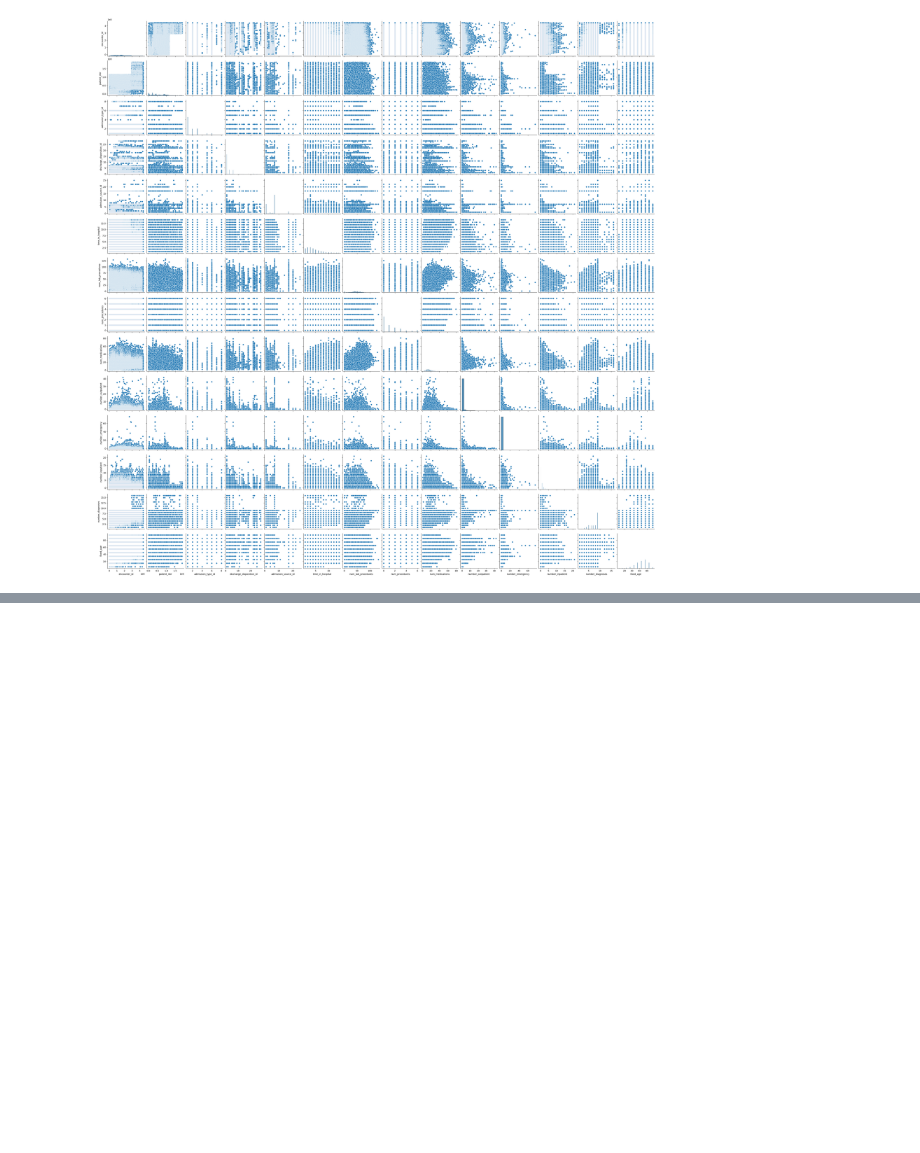
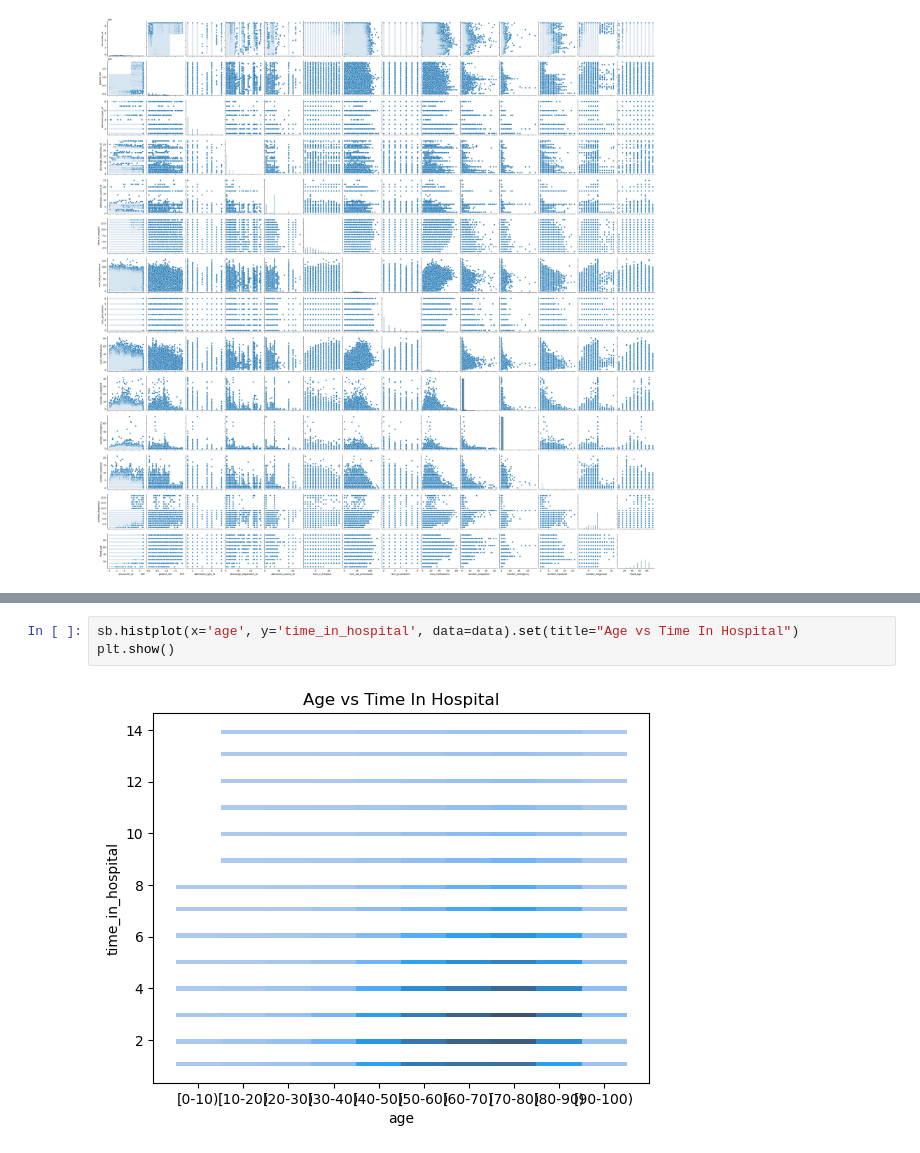
Before and after one commit to nditanaka/cs-520-90-diabetes-readmissions, a Jupyter notebook: notebook.ipynb, the cells around one changed output, grey strips where cells are left out. Drawn from its saved outputs; the diff is of its cells as text; blank space fills up the shorter version.

```diff
--- a/notebook.ipynb
+++ b/notebook.ipynb
@@ -110,0 +126,5 @@ value_counts.plot(kind='pie', autopct='%1.1f%%', startangle=90, colors=['#ff9999
+# %%
+sb.histplot(x='age', y='time_in_hospital', data=data).set(title="Age vs Time In Hospital")
+plt.show()
+# %% [output]
+[figure, added]
```
Also changed, not shown: parts of 7 cells of this notebook.
